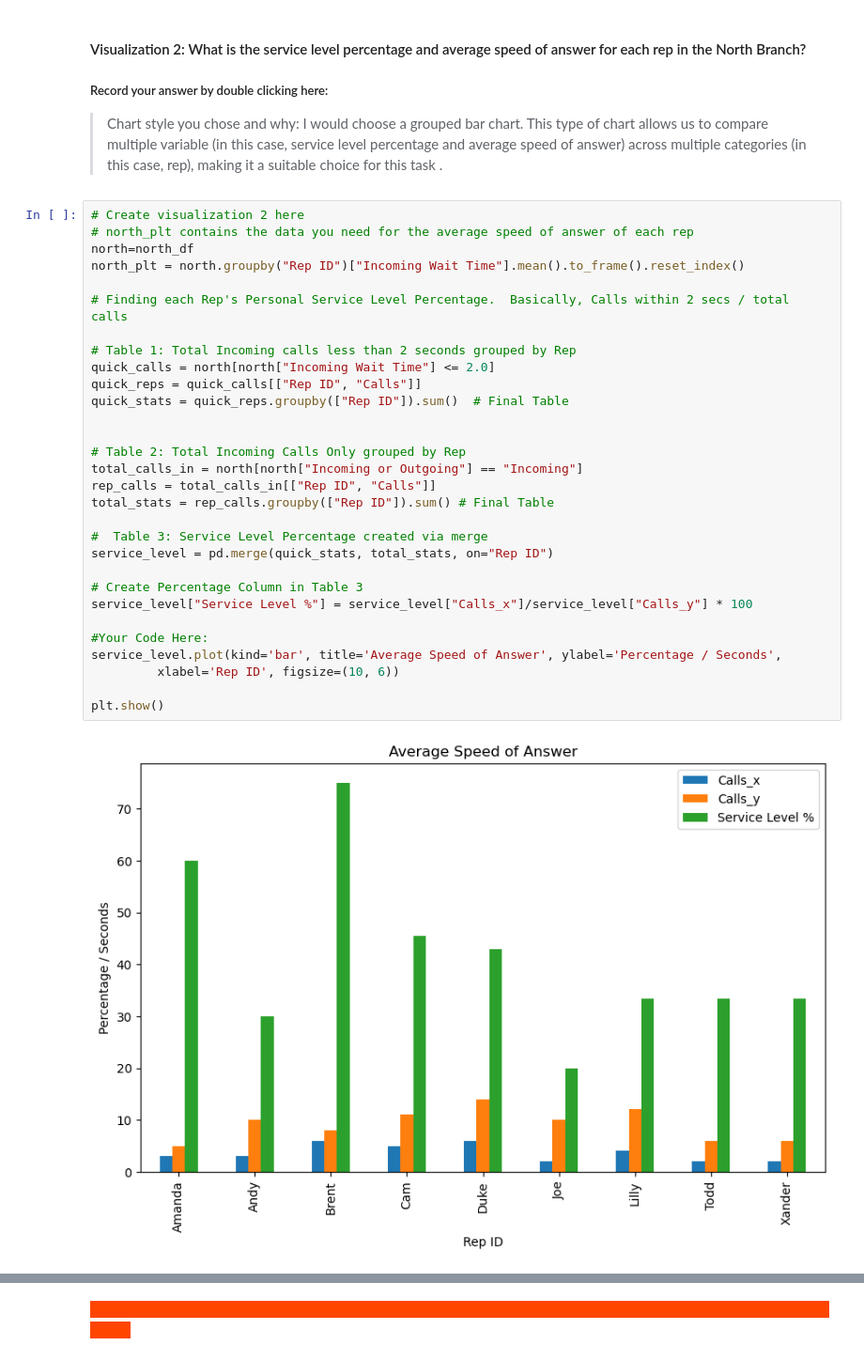
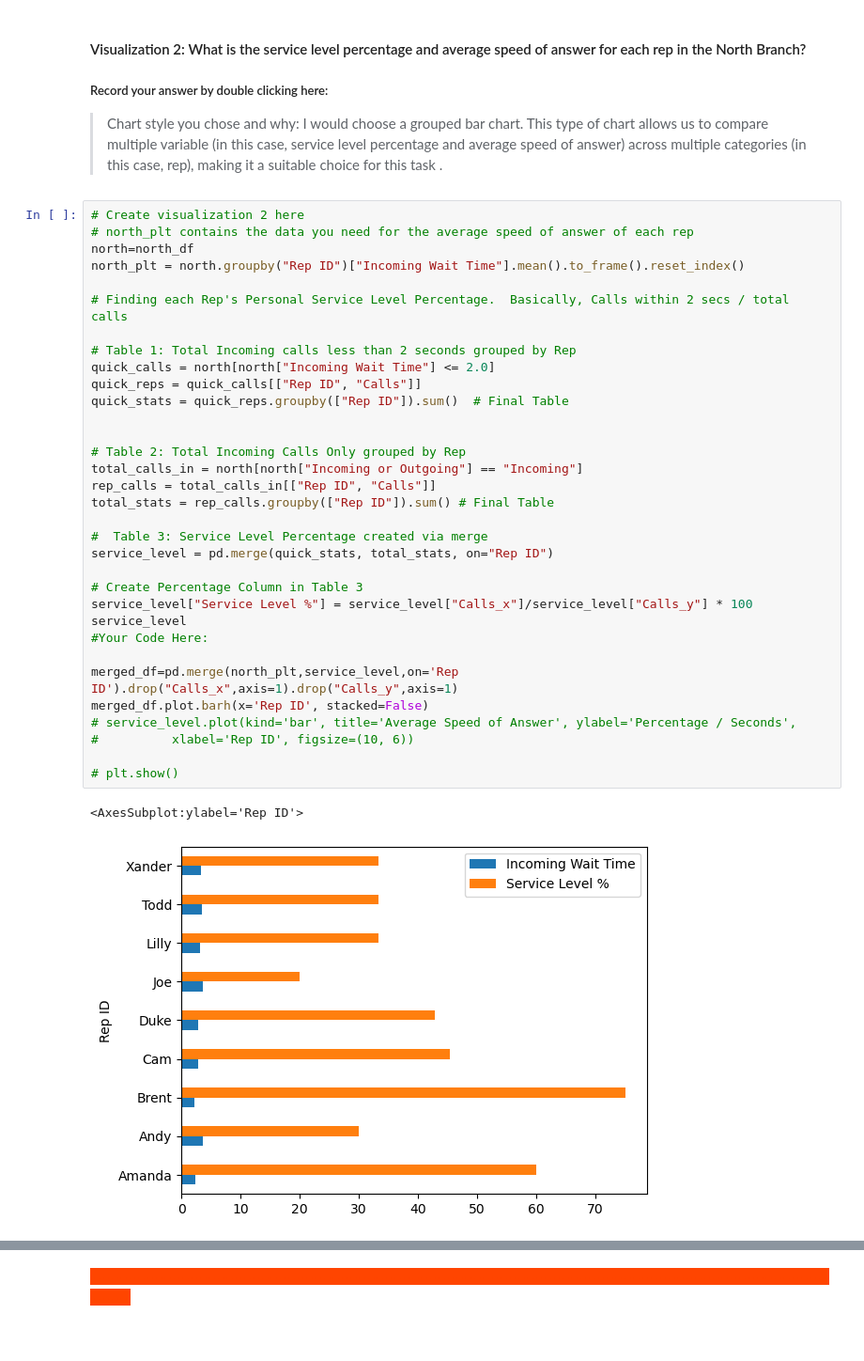
Before and after one commit to subhashinifnu/call-center-cleanup-assignment, a Jupyter notebook: Call_Center_Cleanup-Copy1.ipynb, the cells around one changed output, grey strips where cells are left out. Shown: that part at 94% size. Cells and saved outputs as stored; diff of their text form.

```diff
--- a/Call_Center_Cleanup-Copy1.ipynb
+++ b/Call_Center_Cleanup-Copy1.ipynb
@@ -578,35 +579,39 @@ dict_values([0.041666666666666664, 0.020134228187919462, 0.007246376811594203, 0
 # %%
 # Create visualization 2 here
 # north_plt contains the data you need for the average speed of answer of each rep
 north=north_df
 north_plt = north.groupby("Rep ID")["Incoming Wait Time"].mean().to_frame().reset_index()
 
 # Finding each Rep's Personal Service Level Percentage.  Basically, Calls within 2 secs / total calls
 
 # Table 1: Total Incoming calls less than 2 seconds grouped by Rep
 quick_calls = north[north["Incoming Wait Time"] <= 2.0]
 quick_reps = quick_calls[["Rep ID", "Calls"]]
 quick_stats = quick_reps.groupby(["Rep ID"]).sum()  # Final Table
 
 
 # Table 2: Total Incoming Calls Only grouped by Rep
 total_calls_in = north[north["Incoming or Outgoing"] == "Incoming"]
 rep_calls = total_calls_in[["Rep ID", "Calls"]]
 total_stats = rep_calls.groupby(["Rep ID"]).sum() # Final Table
 
 #  Table 3: Service Level Percentage created via merge
 service_level = pd.merge(quick_stats, total_stats, on="Rep ID")
 
 # Create Percentage Column in Table 3
 service_level["Service Level %"] = service_level["Calls_x"]/service_level["Calls_y"] * 100
+service_level
+#Your Code Here:
 
-#Your Code Here:
-service_level.plot(kind='bar', title='Average Speed of Answer', ylabel='Percentage / Seconds',
-         xlabel='Rep ID', figsize=(10, 6))
+merged_df=pd.merge(north_plt,service_level,on='Rep ID').drop("Calls_x",axis=1).drop("Calls_y",axis=1)
+merged_df.plot.barh(x='Rep ID', stacked=False)
+# service_level.plot(kind='bar', title='Average Speed of Answer', ylabel='Percentage / Seconds',
+#          xlabel='Rep ID', figsize=(10, 6))
 
-plt.show()
+# plt.show()
 # %% [output]
+<AxesSubplot:ylabel='Rep ID'>
-[figure, old version]
+[figure, new version]
 # %% [markdown]
 #### Visualization 3: For each type of call purpose, how many calls are outgoing vs. incoming?
 ##### Record your answer by double clicking here:
```
Also changed, not shown: parts of 6 cells of this notebook.
